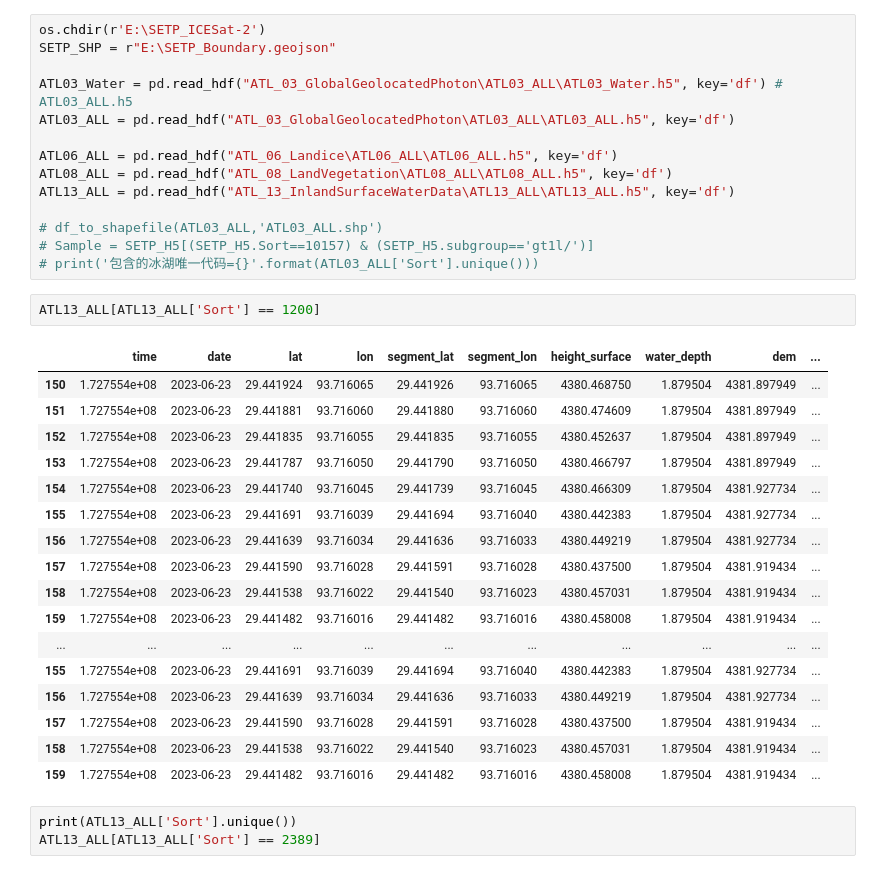
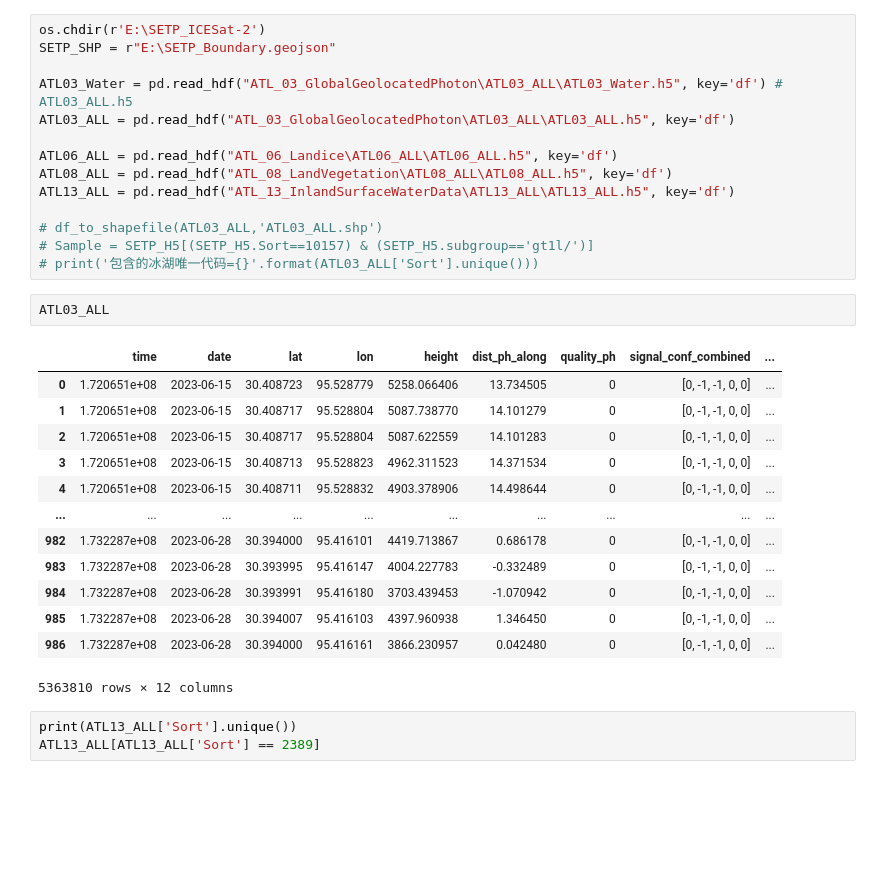
Before and after one commit to wurenzhe163/Gis_Script, a Jupyter notebook: 06_ICEsat-2/icepyx-ICEsat-2_My/03_ICESat-2数据点整合与分析.ipynb, the cells around one changed output. Saved outputs shown, nothing was run; the diff lists cells and outputs as text; blank space fills up the shorter version.

```diff
--- a/06_ICEsat-2/icepyx-ICEsat-2_My/03_ICESat-2数据点整合与分析.ipynb
+++ b/06_ICEsat-2/icepyx-ICEsat-2_My/03_ICESat-2数据点整合与分析.ipynb
@@ -41,26 +43,22 @@ ATL13_ALL = pd.read_hdf("ATL_13_InlandSurfaceWaterData\ATL13_ALL\ATL13_ALL.h5",
 # df_to_shapefile(ATL03_ALL,'ATL03_ALL.shp')
 # Sample = SETP_H5[(SETP_H5.Sort==10157) & (SETP_H5.subgroup=='gt1l/')]
 # print('包含的冰湖唯一代码={}'.format(ATL03_ALL['Sort'].unique()))
-# %%
-ATL13_ALL[ATL13_ALL['Sort'] == 1200]
-# %% [output]
-|  | time | date | lat | lon | segment_lat | segment_lon | height_surface | water_depth | dem | ... |
-| 150 | 1.727554e+08 | 2023-06-23 | 29.441924 | 93.716065 | 29.441926 | 93.716065 | 4380.468750 | 1.879504 | 4381.897949 | ... |
-| 151 | 1.727554e+08 | 2023-06-23 | 29.441881 | 93.716060 | 29.441880 | 93.716060 | 4380.474609 | 1.879504 | 4381.897949 | ... |
-| 152 | 1.727554e+08 | 2023-06-23 | 29.441835 | 93.716055 | 29.441835 | 93.716055 | 4380.452637 | 1.879504 | 4381.897949 | ... |
-| 153 | 1.727554e+08 | 2023-06-23 | 29.441787 | 93.716050 | 29.441790 | 93.716050 | 4380.466797 | 1.879504 | 4381.897949 | ... |
-| 154 | 1.727554e+08 | 2023-06-23 | 29.441740 | 93.716045 | 29.441739 | 93.716045 | 4380.466309 | 1.879504 | 4381.927734 | ... |
-| 155 | 1.727554e+08 | 2023-06-23 | 29.441691 | 93.716039 | 29.441694 | 93.716040 | 4380.442383 | 1.879504 | 4381.927734 | ... |
-| 156 | 1.727554e+08 | 2023-06-23 | 29.441639 | 93.716034 | 29.441636 | 93.716033 | 4380.449219 | 1.879504 | 4381.927734 | ... |
-| 157 | 1.727554e+08 | 2023-06-23 | 29.441590 | 93.716028 | 29.441591 | 93.716028 | 4380.437500 | 1.879504 | 4381.919434 | ... |
-| 158 | 1.727554e+08 | 2023-06-23 | 29.441538 | 93.716022 | 29.441540 | 93.716023 | 4380.457031 | 1.879504 | 4381.919434 | ... |
-| 159 | 1.727554e+08 | 2023-06-23 | 29.441482 | 93.716016 | 29.441482 | 93.716016 | 4380.458008 | 1.879504 | 4381.919434 | ... |
-| ... | ... | ... | ... | ... | ... | ... | ... | ... | ... | ... |
-| 155 | 1.727554e+08 | 2023-06-23 | 29.441691 | 93.716039 | 29.441694 | 93.716040 | 4380.442383 | 1.879504 | 4381.927734 | ... |
-| 156 | 1.727554e+08 | 2023-06-23 | 29.441639 | 93.716034 | 29.441636 | 93.716033 | 4380.449219 | 1.879504 | 4381.927734 | ... |
-| 157 | 1.727554e+08 | 2023-06-23 | 29.441590 | 93.716028 | 29.441591 | 93.716028 | 4380.437500 | 1.879504 | 4381.919434 | ... |
-| 158 | 1.727554e+08 | 2023-06-23 | 29.441538 | 93.716022 | 29.441540 | 93.716023 | 4380.457031 | 1.879504 | 4381.919434 | ... |
-| 159 | 1.727554e+08 | 2023-06-23 | 29.441482 | 93.716016 | 29.441482 | 93.716016 | 4380.458008 | 1.879504 | 4381.919434 | ... |
+# %%
+ATL03_ALL
+# %% [output]
+|  | time | date | lat | lon | height | dist_ph_along | quality_ph | signal_conf_combined | ... |
+| 0 | 1.720651e+08 | 2023-06-15 | 30.408723 | 95.528779 | 5258.066406 | 13.734505 | 0 | [0, -1, -1, 0, 0] | ... |
+| 1 | 1.720651e+08 | 2023-06-15 | 30.408717 | 95.528804 | 5087.738770 | 14.101279 | 0 | [0, -1, -1, 0, 0] | ... |
+| 2 | 1.720651e+08 | 2023-06-15 | 30.408717 | 95.528804 | 5087.622559 | 14.101283 | 0 | [0, -1, -1, 0, 0] | ... |
+| 3 | 1.720651e+08 | 2023-06-15 | 30.408713 | 95.528823 | 4962.311523 | 14.371534 | 0 | [0, -1, -1, 0, 0] | ... |
+| 4 | 1.720651e+08 | 2023-06-15 | 30.408711 | 95.528832 | 4903.378906 | 14.498644 | 0 | [0, -1, -1, 0, 0] | ... |
+| ... | ... | ... | ... | ... | ... | ... | ... | ... | ... |
+| 982 | 1.732287e+08 | 2023-06-28 | 30.394000 | 95.416101 | 4419.713867 | 0.686178 | 0 | [0, -1, -1, 0, 0] | ... |
+| 983 | 1.732287e+08 | 2023-06-28 | 30.393995 | 95.416147 | 4004.227783 | -0.332489 | 0 | [0, -1, -1, 0, 0] | ... |
+| 984 | 1.732287e+08 | 2023-06-28 | 30.393991 | 95.416180 | 3703.439453 | -1.070942 | 0 | [0, -1, -1, 0, 0] | ... |
+| 985 | 1.732287e+08 | 2023-06-28 | 30.394007 | 95.416103 | 4397.960938 | 1.346450 | 0 | [0, -1, -1, 0, 0] | ... |
+| 986 | 1.732287e+08 | 2023-06-28 | 30.394000 | 95.416161 | 3866.230957 | 0.042480 | 0 | [0, -1, -1, 0, 0] | ... |
+5363810 rows × 12 columns
 # %%
 print(ATL13_ALL['Sort'].unique())
 ATL13_ALL[ATL13_ALL['Sort'] == 2389]
```
Also changed, not shown: parts of 1 cell of this notebook, 1 other file.
